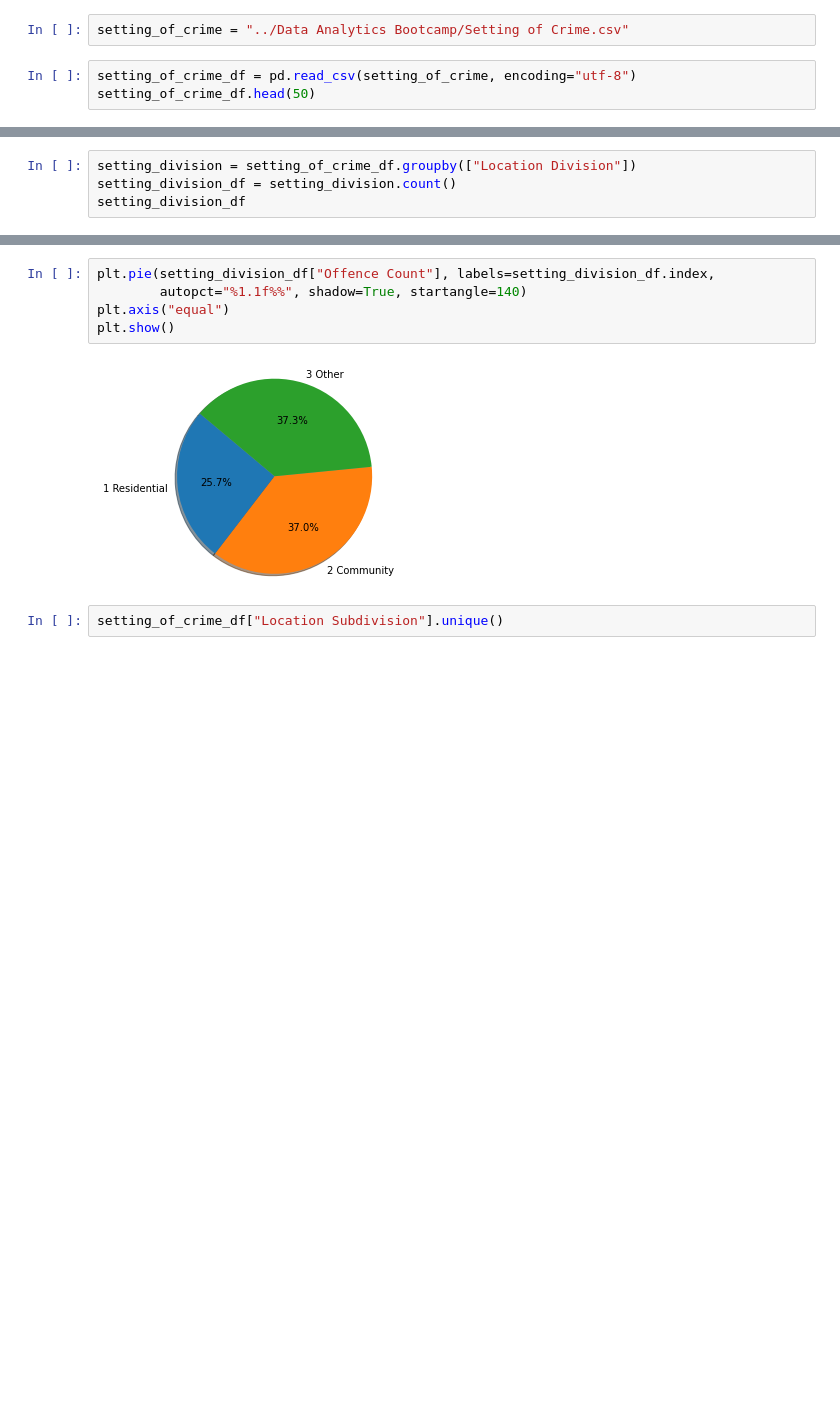
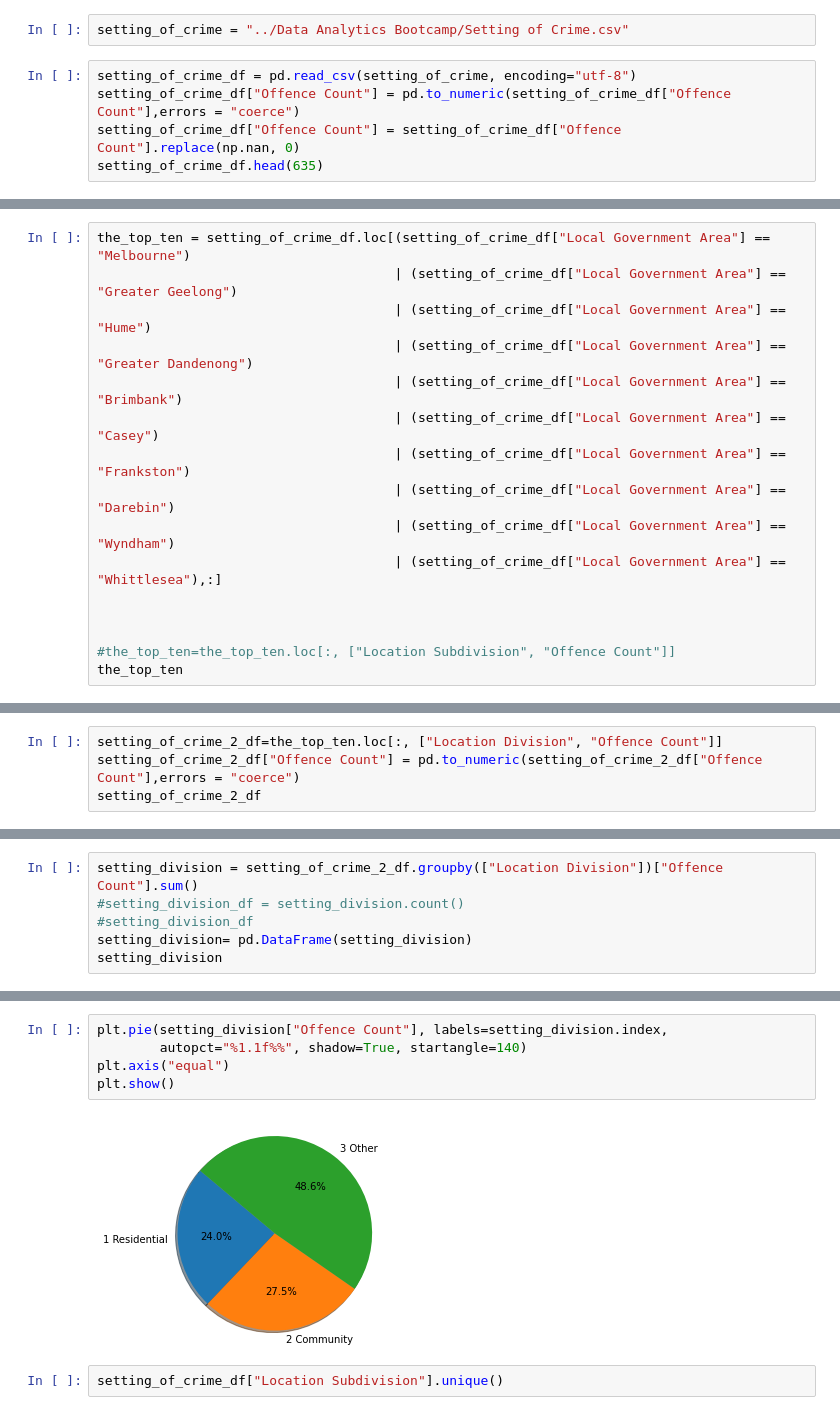
Before and after one commit to amir-motlagh/Project-01, a Jupyter notebook: Project 1.ipynb, the cells around one changed output, grey strips where cells are left out. Saved outputs shown, nothing was run; the diff lists cells and outputs as text; blank space fills up the shorter version.

Commit message:
Update Project 1.ipynb
Made new graphs - adapted to the three location divisions

```diff
--- a/Project 1.ipynb
+++ b/Project 1.ipynb
@@ -8,7 +8,9 @@ import numpy as np
 setting_of_crime = "../Data Analytics Bootcamp/Setting of Crime.csv"
 # %%
 setting_of_crime_df = pd.read_csv(setting_of_crime, encoding="utf-8")
-setting_of_crime_df.head(50)
+setting_of_crime_df["Offence Count"] = pd.to_numeric(setting_of_crime_df["Offence Count"],errors = "coerce")
+setting_of_crime_df["Offence Count"] = setting_of_crime_df["Offence Count"].replace(np.nan, 0)
+setting_of_crime_df.head(635)
 # %% [output]
 |  | Year | Year ending | Local Government Area | Location Division | Location Subdivision | Location Group | ... |
 | 0 | 2021 | December | Alpine | 1 Residential | 11 Dwelling - private | 111 Flat/Unit/Apartment | ... |
@@ -29,0 +47,16 @@ setting_of_crime_df.head(50)
+# %%
+the_top_ten = setting_of_crime_df.loc[(setting_of_crime_df["Local Government Area"] == "Melbourne")
+                                      | (setting_of_crime_df["Local Government Area"] == "Greater Geelong")
+                                      | (setting_of_crime_df["Local Government Area"] == "Hume")
+                                      | (setting_of_crime_df["Local Government Area"] == "Greater Dandenong")
+                                      | (setting_of_crime_df["Local Government Area"] == "Brimbank")
+                                      | (setting_of_crime_df["Local Government Area"] == "Casey")
+                                      | (setting_of_crime_df["Local Government Area"] == "Frankston")
+                                      | (setting_of_crime_df["Local Government Area"] == "Darebin")
+                                      | (setting_of_crime_df["Local Government Area"] == "Wyndham")
+                                      | (setting_of_crime_df["Local Government Area"] == "Whittlesea"),:]
+
+
+
+#the_top_ten=the_top_ten.loc[:, ["Location Subdivision", "Offence Count"]]
+the_top_ten
@@ -29,0 +77,4 @@ setting_of_crime_df.head(50)
+# %%
+setting_of_crime_2_df=the_top_ten.loc[:, ["Location Division", "Offence Count"]]
+setting_of_crime_2_df["Offence Count"] = pd.to_numeric(setting_of_crime_2_df["Offence Count"],errors = "coerce")
+setting_of_crime_2_df
@@ -30,5 +95,7 @@ setting_of_crime_df.head(50)
 # %%
-setting_division = setting_of_crime_df.groupby(["Location Division"])
-setting_division_df = setting_division.count()
-setting_division_df
+setting_division = setting_of_crime_2_df.groupby(["Location Division"])["Offence Count"].sum()
+#setting_division_df = setting_division.count()
+#setting_division_df
+setting_division= pd.DataFrame(setting_division)
+setting_division
 # %% [output]
@@ -40,10 +107,10 @@ setting_division_df
 # %%
-plt.pie(setting_division_df["Offence Count"], labels=setting_division_df.index,
+plt.pie(setting_division["Offence Count"], labels=setting_division.index,
         autopct="%1.1f%%", shadow=True, startangle=140)
 plt.axis("equal")
 plt.show()
 # %% [output]
-[figure, old version]
+[figure, new version]
 # %%
 setting_of_crime_df["Location Subdivision"].unique()
 # %% [output]
```
Also changed, not shown: parts of 23 cells of this notebook.
